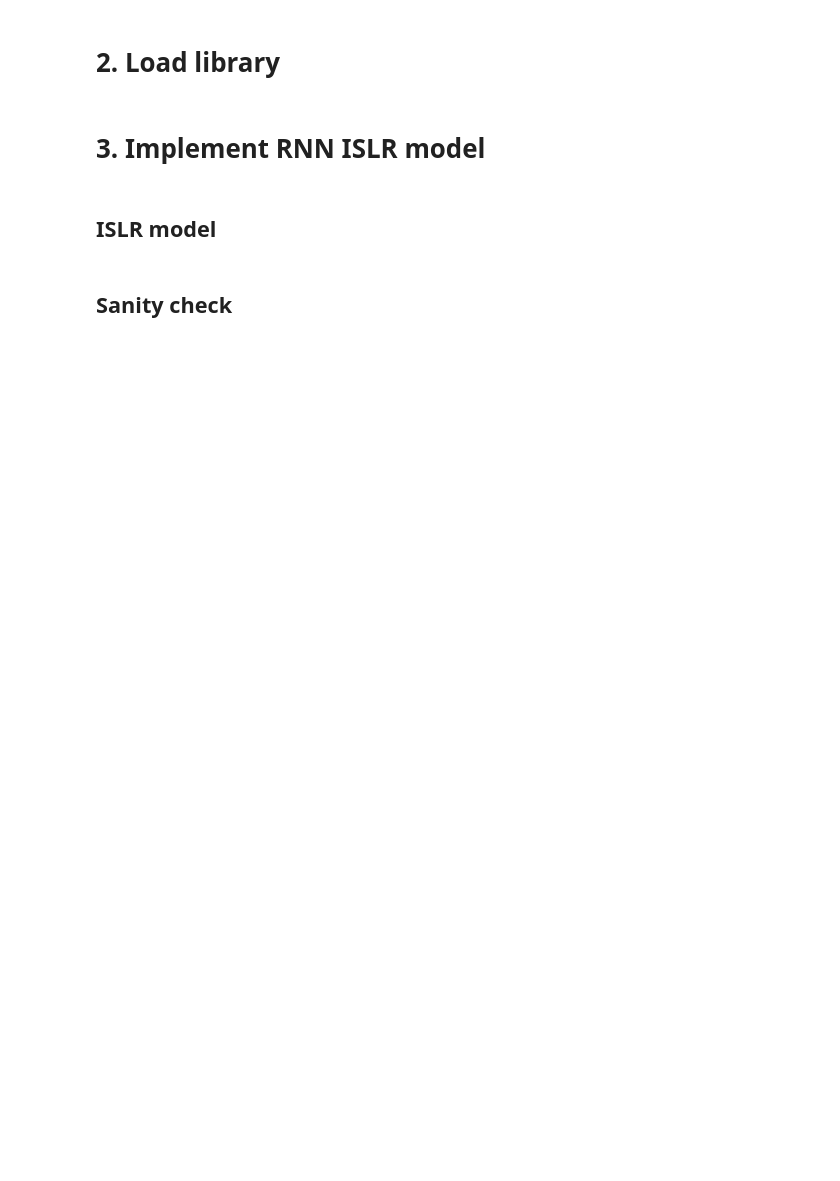
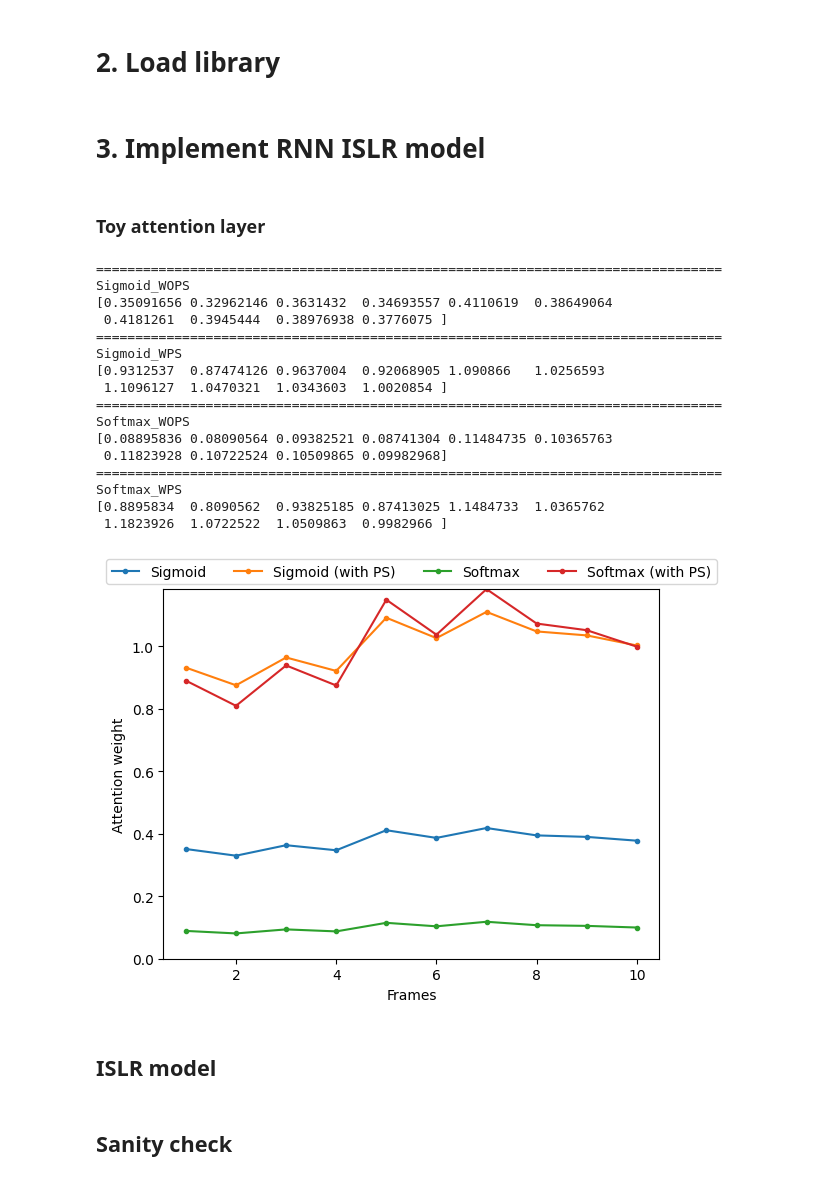
Before and after one commit to takayama-rado/trado_samples, a Jupyter notebook: colab_files/gislr_simple_attention.ipynb, the cells around one changed output. Drawn from its saved outputs; the diff is of its cells as text; code cells hidden in the pictures; blank space fills up the shorter version.

```diff
--- a/colab_files/gislr_simple_attention.ipynb
+++ b/colab_files/gislr_simple_attention.ipynb
@@ -180,3 +178,5 @@ from modules_gislr.transforms import (
 )
 # %% [markdown]
 # 3. Implement RNN ISLR model
+# %% [markdown]
+### Toy attention layer
@@ -183,3 +200,74 @@ from modules_gislr.transforms import (
+# %%
+def plot_attention(params):
+    attws = params["attws"]
+    names = params["names"]
+
+    xs = np.arange(1, attws[0].shape[0] + 1)
+    ymax = max([attw.max() for attw in attws])
+
+    for attw, name in zip(attws, names):
+        plt.plot(xs, attw, marker=".", label=name)
+        plt.xlabel("Frames")
+        plt.ylabel("Attention weight")
+        plt.ylim([0.0, ymax])
+    plt.legend(loc="upper center", bbox_to_anchor=(0.5, 1.1), ncol=len(names))
+    plt.show()
+# %%
+inputs = torch.rand([1, 10, 5], dtype=torch.float32)
+linear = torch.nn.Linear(inputs.shape[-1], 1)
+
+attw_sig_wops = calc_attention(copy.deepcopy(inputs), linear, "sigmoid", False)
+attw_sig_wps = calc_attention(copy.deepcopy(inputs), linear, "sigmoid", True)
+attw_smax_wops = calc_attention(copy.deepcopy(inputs), linear, "softmax", False)
+attw_smax_wps = calc_attention(copy.deepcopy(inputs), linear, "softmax", True)
+
+print("=" * 80)
+print("Sigmoid_WOPS")
+print(attw_sig_wops)
+
+print("=" * 80)
+print("Sigmoid_WPS")
+print(attw_sig_wps)
+
+print("=" * 80)
+print("Softmax_WOPS")
+print(attw_smax_wops)
+
+print("=" * 80)
+print("Softmax_WPS")
+print(attw_smax_wps)
+
+params = {
+    "attws": [
+        attw_sig_wops,
+        attw_sig_wps,
+        attw_smax_wops,
+        attw_smax_wps],
+    "names": [
+        "Sigmoid",
+        "Sigmoid (with PS)",
+        "Softmax",
+        "Softmax (with PS)"]}
+
+plot_attention(params)
+# %% [output]
+================================================================================
+Sigmoid_WOPS
+[0.35091656 0.32962146 0.3631432  0.34693557 0.4110619  0.38649064
+ 0.4181261  0.3945444  0.38976938 0.3776075 ]
+================================================================================
+Sigmoid_WPS
+[0.9312537  0.87474126 0.9637004  0.92068905 1.090866   1.0256593
+ 1.1096127  1.0470321  1.0343603  1.0020854 ]
+================================================================================
+Softmax_WOPS
+[0.08895836 0.08090564 0.09382521 0.08741304 0.11484735 0.10365763
+ 0.11823928 0.10722524 0.10509865 0.09982968]
+================================================================================
+Softmax_WPS
+[0.8895834  0.8090562  0.93825185 0.87413025 1.1484733  1.0365762
+ 1.1823926  1.0722522  1.0509863  0.9982966 ]
+[figure, added]
 # %% [markdown]
 ## ISLR model
 # %%
```
Also changed, not shown: parts of 54 cells of this notebook.
